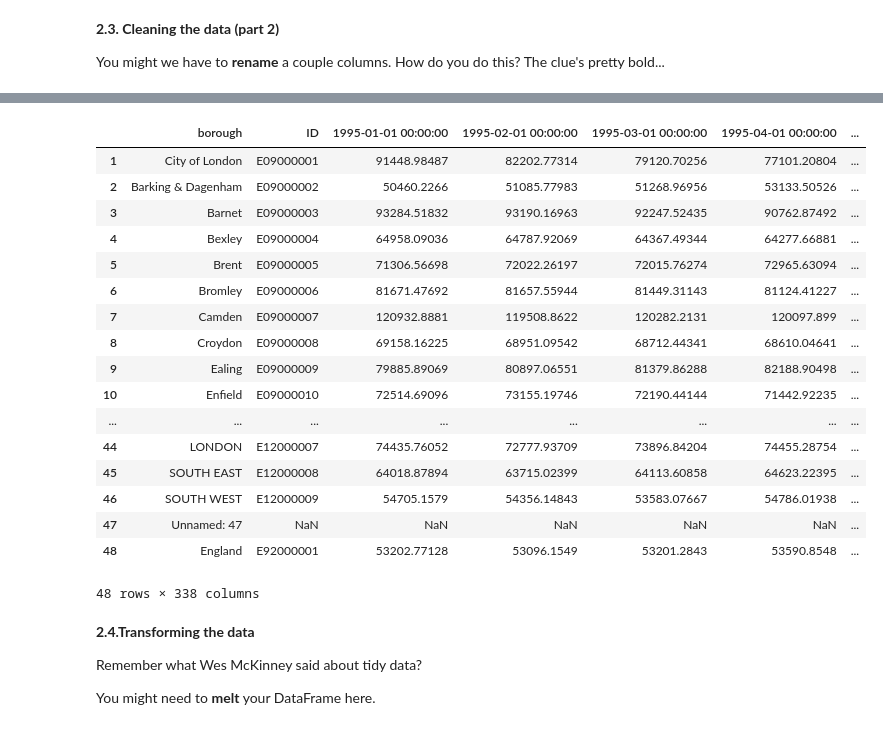
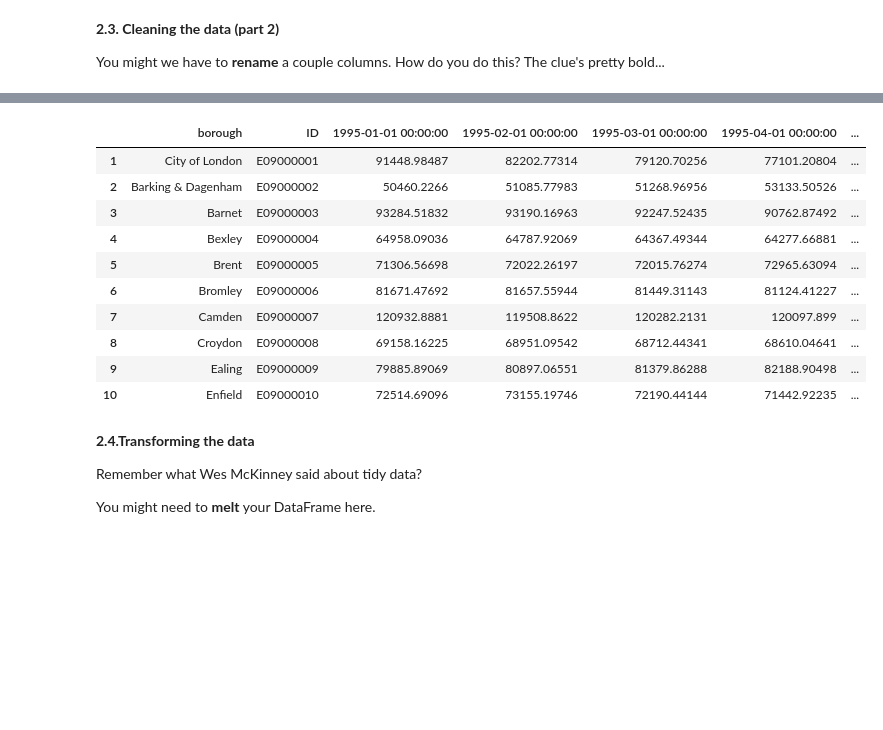
Before and after one commit to TSchwenn/Springboard, a Jupyter notebook: 04_3_LondonHousing/Unit 4 Challenge - Tier 3.ipynb, the cells around one changed output, grey strips where cells are left out. Cells and saved outputs as stored; diff of their text form; code cells hidden in the pictures; blank space fills up the shorter version.

```diff
--- a/04_3_LondonHousing/Unit 4 Challenge - Tier 3.ipynb
+++ b/04_3_LondonHousing/Unit 4 Challenge - Tier 3.ipynb
@@ -248,27 +227,20 @@ properties_T_reset2
 # %%
-properties_T_renamed = properties_T_reset2.rename(columns=
-                                                  {"Unnamed: 0":"borough", pd.NaT:"ID"}
-                                                 )
-properties_T_renamed
+properties_T_renamed = properties_T_reset2.rename(columns={"Unnamed: 0":"borough",
+                                                           pd.NaT:"ID"}  # "Not a Time"
+                                                  )
+properties_T_renamed.iloc[:10,:10]
 # %% [output]
 |  | borough | ID | 1995-01-01 00:00:00 | 1995-02-01 00:00:00 | 1995-03-01 00:00:00 | 1995-04-01 00:00:00 | ... |
 | 1 | City of London | E09000001 | 91448.98487 | 82202.77314 | 79120.70256 | 77101.20804 | ... |
 | 2 | Barking & Dagenham | E09000002 | 50460.2266 | 51085.77983 | 51268.96956 | 53133.50526 | ... |
 | 3 | Barnet | E09000003 | 93284.51832 | 93190.16963 | 92247.52435 | 90762.87492 | ... |
 | 4 | Bexley | E09000004 | 64958.09036 | 64787.92069 | 64367.49344 | 64277.66881 | ... |
 | 5 | Brent | E09000005 | 71306.56698 | 72022.26197 | 72015.76274 | 72965.63094 | ... |
 | 6 | Bromley | E09000006 | 81671.47692 | 81657.55944 | 81449.31143 | 81124.41227 | ... |
 | 7 | Camden | E09000007 | 120932.8881 | 119508.8622 | 120282.2131 | 120097.899 | ... |
 | 8 | Croydon | E09000008 | 69158.16225 | 68951.09542 | 68712.44341 | 68610.04641 | ... |
 | 9 | Ealing | E09000009 | 79885.89069 | 80897.06551 | 81379.86288 | 82188.90498 | ... |
 | 10 | Enfield | E09000010 | 72514.69096 | 73155.19746 | 72190.44144 | 71442.92235 | ... |
-| ... | ... | ... | ... | ... | ... | ... | ... |
-| 44 | LONDON | E12000007 | 74435.76052 | 72777.93709 | 73896.84204 | 74455.28754 | ... |
-| 45 | SOUTH EAST | E12000008 | 64018.87894 | 63715.02399 | 64113.60858 | 64623.22395 | ... |
-| 46 | SOUTH WEST | E12000009 | 54705.1579 | 54356.14843 | 53583.07667 | 54786.01938 | ... |
-| 47 | Unnamed: 47 | NaN | NaN | NaN | NaN | NaN | ... |
-| 48 | England | E92000001 | 53202.77128 | 53096.1549 | 53201.2843 | 53590.8548 | ... |
-48 rows × 338 columns
 # %% [markdown]
 **2.4.Transforming the data**
 
```
Also changed, not shown: parts of 40 cells of this notebook.
